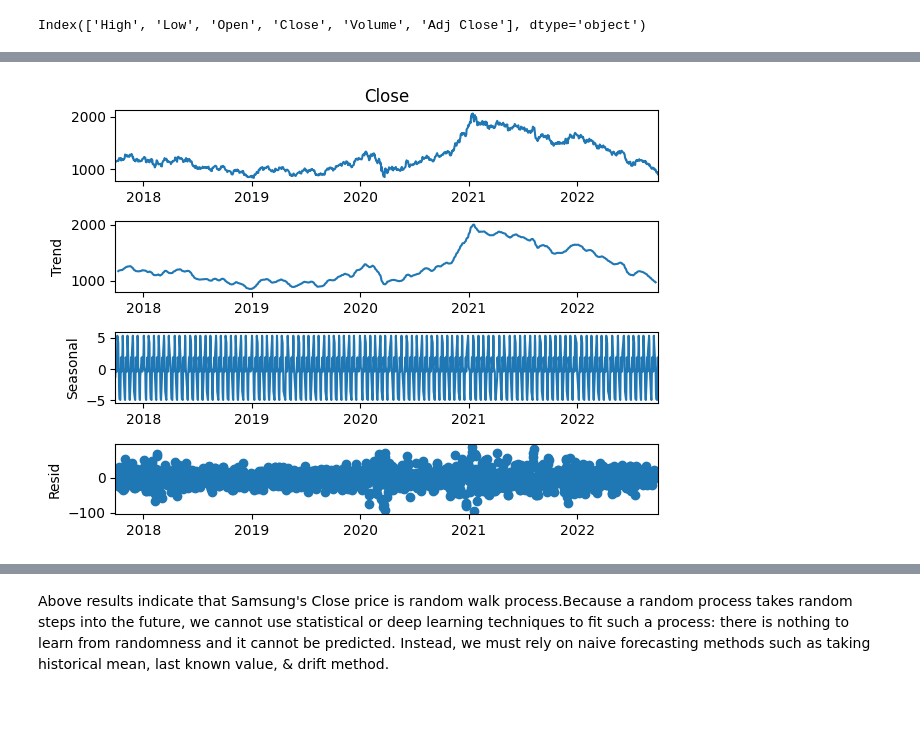
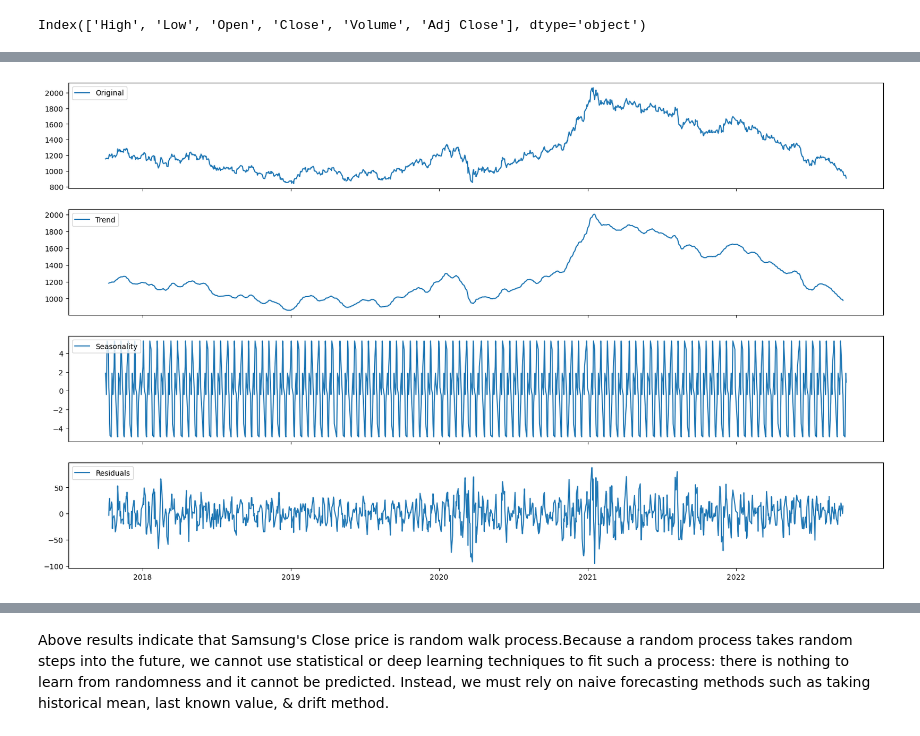
Before and after one commit to SrikarArepalli/Finance, a Jupyter notebook: SamsungElectronics.ipynb, the cells around one changed output, grey strips where cells are left out. Drawn from its saved outputs; the diff is of its cells as text; code cells hidden in the pictures; blank space fills up the shorter version.

Commit message:
added better decomposition plot

```diff
--- a/SamsungElectronics.ipynb
+++ b/SamsungElectronics.ipynb
@@ -54,11 +54,30 @@ df_samsung['Close'].plot()
 [figure]
-# %%
-#time series decomposition of close price
-dec_result = seasonal_decompose(df_samsung["Close"], model='additive', period = 12)
-dec_result.plot()
-pyplot.show()
-# %% [output]
-[figure, removed]
+# %%
+#time series decomposition of close price
+dec_result = seasonal_decompose(df_samsung["Close"], model='additive', period = 12)
+
+trend_estimate = dec_result.trend
+seasonal_estimate = dec_result.seasonal
+residual_estimate = dec_result.resid
+
+# Plotting the time series and it's components together
+fig, axes = pyplot.subplots(4, 1, sharex=True, sharey=False)
+fig.set_figheight(12)
+fig.set_figwidth(20)
+# First plot to the Original time series
+axes[0].plot(df_samsung["Close"], label='Original')
+axes[0].legend(loc='upper left');
+# second plot to be for trend
+axes[1].plot(trend_estimate, label='Trend')
+axes[1].legend(loc='upper left');
+# third plot to be Seasonality component
+axes[2].plot(seasonal_estimate, label='Seasonality')
+axes[2].legend(loc='upper left');
+# last last plot to be Residual component
+axes[3].plot(residual_estimate, label='Residuals')
+axes[3].legend(loc='upper left');
+# %% [output]
+[figure, added]
 # %%
 #splitting data into train and test
 close = df_samsung["Close"]
```
Also changed, not shown: parts of 9 cells of this notebook.
